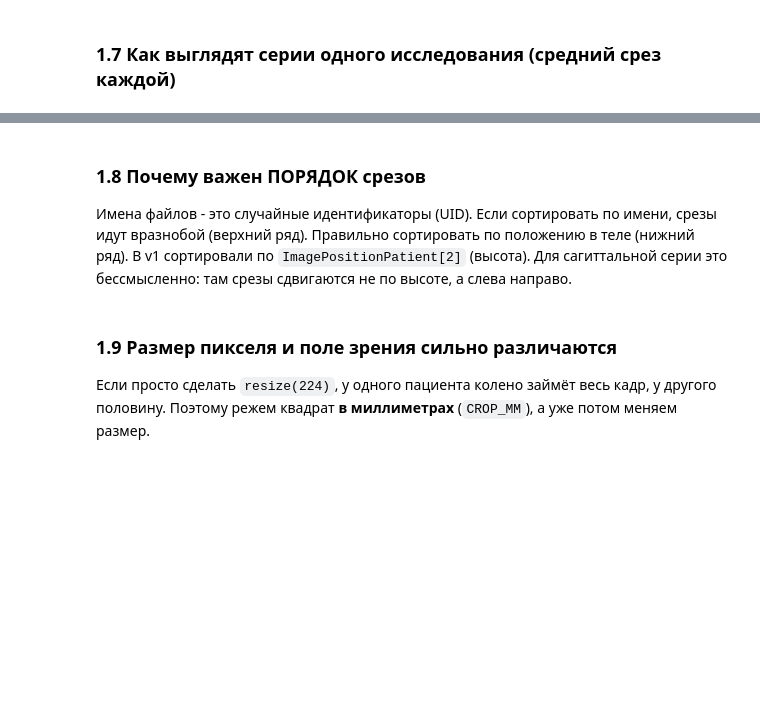
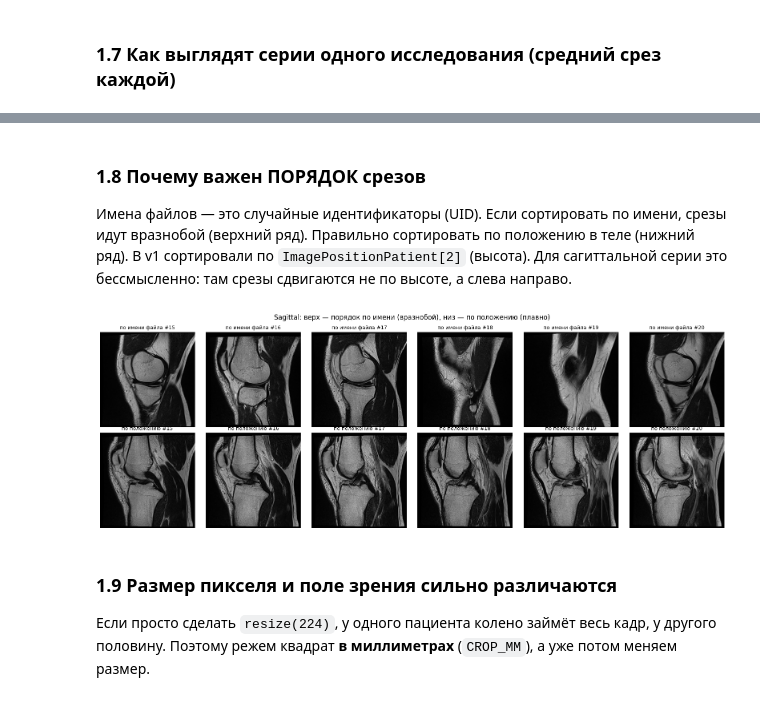
Before and after one commit to Tihonizy/kaggle-deep-learning, a Jupyter notebook: rsna-knee-abnormality-detection/02_report_labels_mil.ipynb, the cells around one changed output, grey strips where cells are left out. Drawn from its saved outputs; the diff is of its cells as text; code cells hidden in the pictures; blank space fills up the shorter version.

```diff
--- a/rsna-knee-abnormality-detection/02_report_labels_mil.ipynb
+++ b/rsna-knee-abnormality-detection/02_report_labels_mil.ipynb
@@ -305,27 +435,29 @@ plt.tight_layout(); plt.show()
 # %% [markdown]
 ### 1.8 Почему важен ПОРЯДОК срезов
 
-Имена файлов - это случайные идентификаторы (UID). Если сортировать по имени, срезы идут
+Имена файлов — это случайные идентификаторы (UID). Если сортировать по имени, срезы идут
 вразнобой (верхний ряд). Правильно сортировать по положению в теле (нижний ряд).
 В v1 сортировали по `ImagePositionPatient[2]` (высота). Для сагиттальной серии это бессмысленно:
 там срезы сдвигаются не по высоте, а слева направо.
 # %%
 sag = ser[ser["Anatomical_Plane"] == "Sagittal"]
 r = (sag if len(sag) else ser).iloc[0]
 d = DATA_DIR / "train_series" / STUDY / str(r["SeriesInstanceUID"])
 by_name = sorted(d.glob("*.dcm"))
 by_pos = sorted(by_name, key=header_pos)
 mid = len(by_pos) // 2
 fig, axes = plt.subplots(2, 6, figsize=(16, 5.6))
 for j in range(6):
     axes[0, j].imshow(pydicom.dcmread(by_name[mid - 3 + j]).pixel_array, cmap="gray")
     axes[0, j].set_title(f"по имени файла #{mid - 3 + j}", fontsize=9)
     axes[1, j].imshow(pydicom.dcmread(by_pos[mid - 3 + j]).pixel_array, cmap="gray")
     axes[1, j].set_title(f"по положению #{mid - 3 + j}", fontsize=9)
 for ax in axes.ravel():
     ax.axis("off")
-plt.suptitle(f"{r['Anatomical_Plane']}: верх - порядок по имени (вразнобой), низ - по положению (плавно)")
+plt.suptitle(f"{r['Anatomical_Plane']}: верх — порядок по имени (вразнобой), низ — по положению (плавно)")
 plt.tight_layout(); plt.show()
+# %% [output]
+[figure, added]
 # %% [markdown]
 ### 1.9 Размер пикселя и поле зрения сильно различаются
 
```
Also changed, not shown: parts of 52 cells of this notebook, 1 other file.
